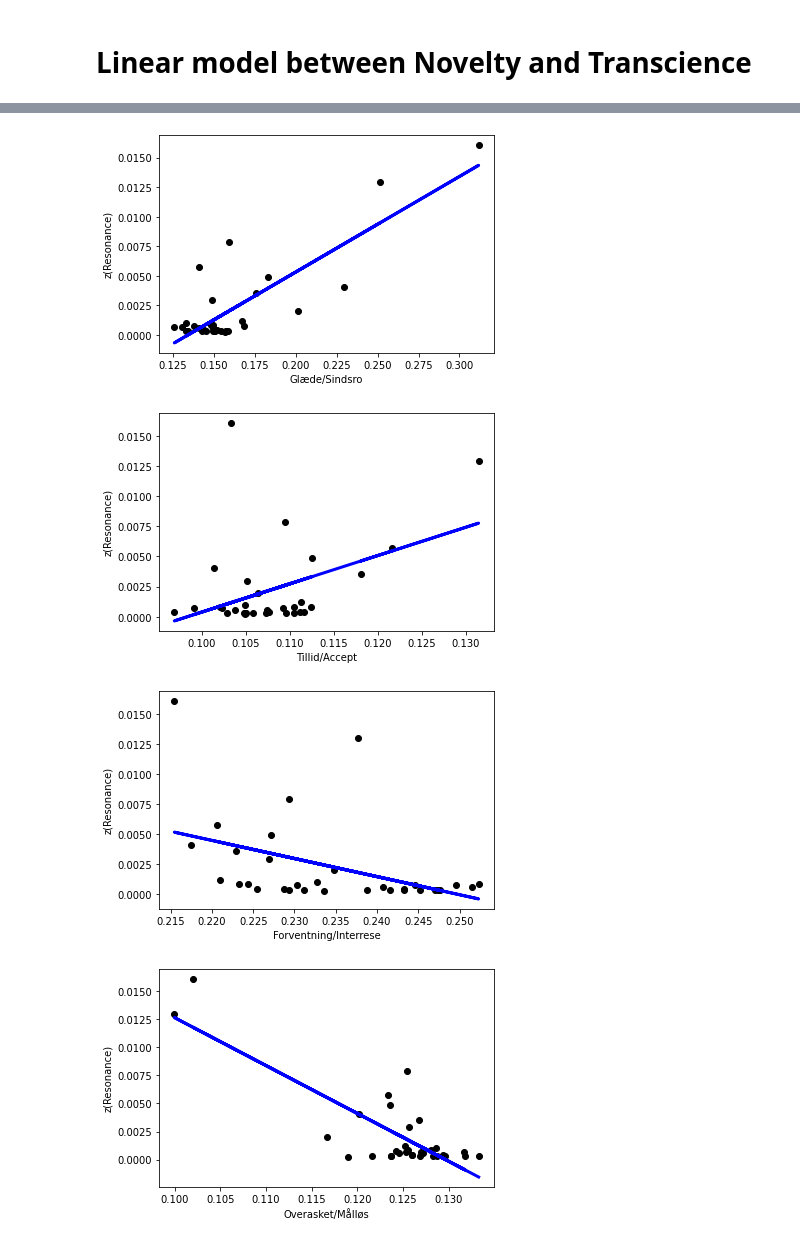
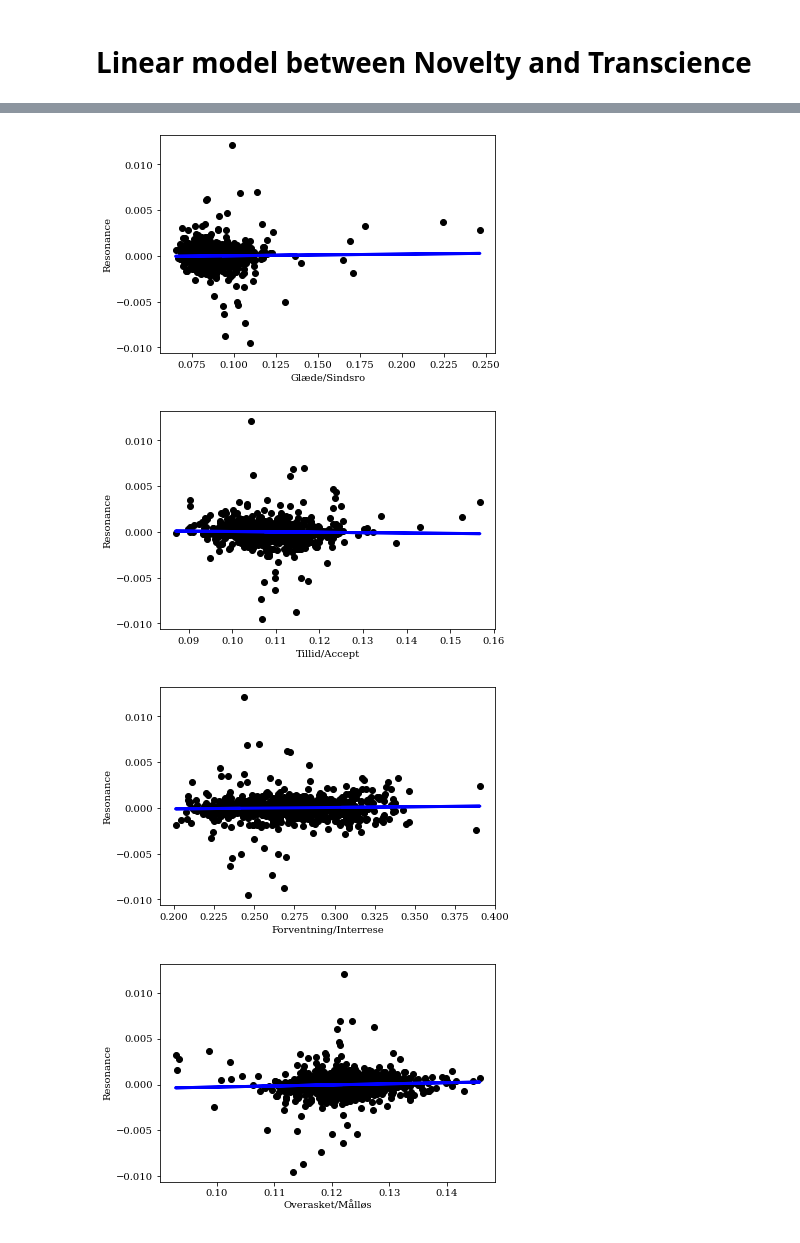
Before and after one commit to saraoe/emoDynamics, a Jupyter notebook: notebooks/linear_model.ipynb, the cells around one changed output, grey strips where cells are left out. Drawn from its saved outputs; the diff is of its cells as text; code cells hidden in the pictures.

Commit message:
vis of linear models

```diff
--- a/notebooks/linear_model.ipynb
+++ b/notebooks/linear_model.ipynb
@@ -9,10 +9,12 @@ import os
 
 import matplotlib.pyplot as plt
 # %%
-filename = os.path.join("..","idmdl", "tweets_emotion_date.csv")
+filename = os.path.join("..","idmdl", "tweets_emo_date_W3.csv")
 
 df = pd.read_csv(filename)
 
+df["date"] = pd.to_datetime(df["date"])
+
 df.head()
 # %% [output]
 |  | date | emo_prob | novelty | transience | resonance | nsigma | tsigma | rsigma |
@@ -53,0 +52,2 @@ plt.show()
+# %%
+X, y, y_pred, slope = fit_linear(df)
@@ -53,0 +128,27 @@ plt.show()
+# %%
+dfs = [df, df_no_ch, before_covid, after_covid]
+summaries = []
+
+plt.rcParams["font.family"] = 'DeJavu Serif'
+title = ['Overall signal', 'Without Christmas', 'Before COVID-19', 'After COVID-19']
+fig, axes = plt.subplots(2,2)
+i, j = 0, 0
+for df_, t in zip(dfs, title):
+    ax = axes[i,j]
+    betas, df_['x'], df_['y'], summary = fit_linear(df_)
+    summaries.append(summary)
+    ax = plot_linear(ax, df_, betas[1], title=t)
+    if j == 1:
+        i +=1
+        j = 0
+    else:
+        j +=1
+
+plt.subplots_adjust(left=0.1,
+                    bottom=0.1,
+                    right=0.9,
+                    top=0.9,
+                    wspace=0.4,
+                    hspace=1)
+plt.savefig("../fig/lin_models.png")
+plt.show()
@@ -67,9 +201,6 @@ def get_emotion_distribution(emo: str, n: int=8):
     emo_list = re.split(r',\s+', emo[1:-1])[:n]
     emo_list = list(map(lambda x: float(x), emo_list))
     return emo_list
-# %%
-file_name = os.path.join("..", "idmdl", "tweets_emotion_date.csv")
-df = pd.read_csv(file_name)
 # %%
 df.head()
 # %% [output]
@@ -118,29 +240,26 @@ subset = df[df["date"] > "2020-12-01"]
 subset = subset[subset["date"] < "2021-01-03"]
 # %%
 for label in labels:
-    X = subset[label].tolist()
+    X = df[label].tolist()
     X = np.array(X).reshape(-1, 1)
     # X = StandardScaler().fit_transform(X)
 
-    y = subset['novelty'].tolist()
+    y = df['resonance'].tolist()
     y = np.array(y).reshape(-1, 1)
     # y = StandardScaler().fit_transform(y)
 
     lm = LinearRegression()
     lm.fit(X, y)
 
-    # beta
-    lm.score(X, y)
-
     y_pred = lm.predict(X)
 
     plt.scatter(X, y, color='black')
     plt.plot(X, y_pred, color='blue', linewidth=3)
     plt.xlabel(f'{label}')
-    plt.ylabel('z(Resonance)')
+    plt.ylabel('Resonance')
     plt.show()
 # %% [output]
-[figure, old version]
+[figure, new version]
-[figure, old version]
+[figure, new version]
-[figure, old version]
+[figure, new version]
-[figure, old version]
+[figure, new version]
```
Also changed, not shown: parts of 18 cells of this notebook.
